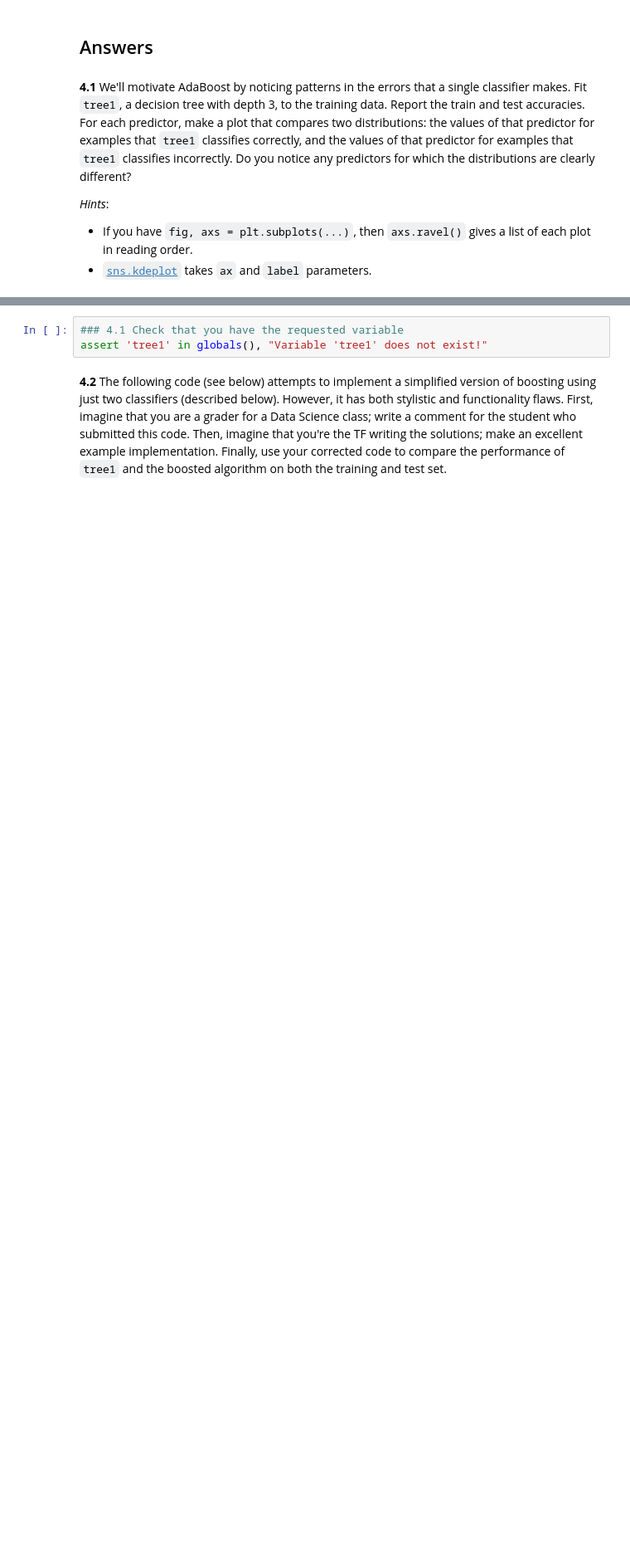
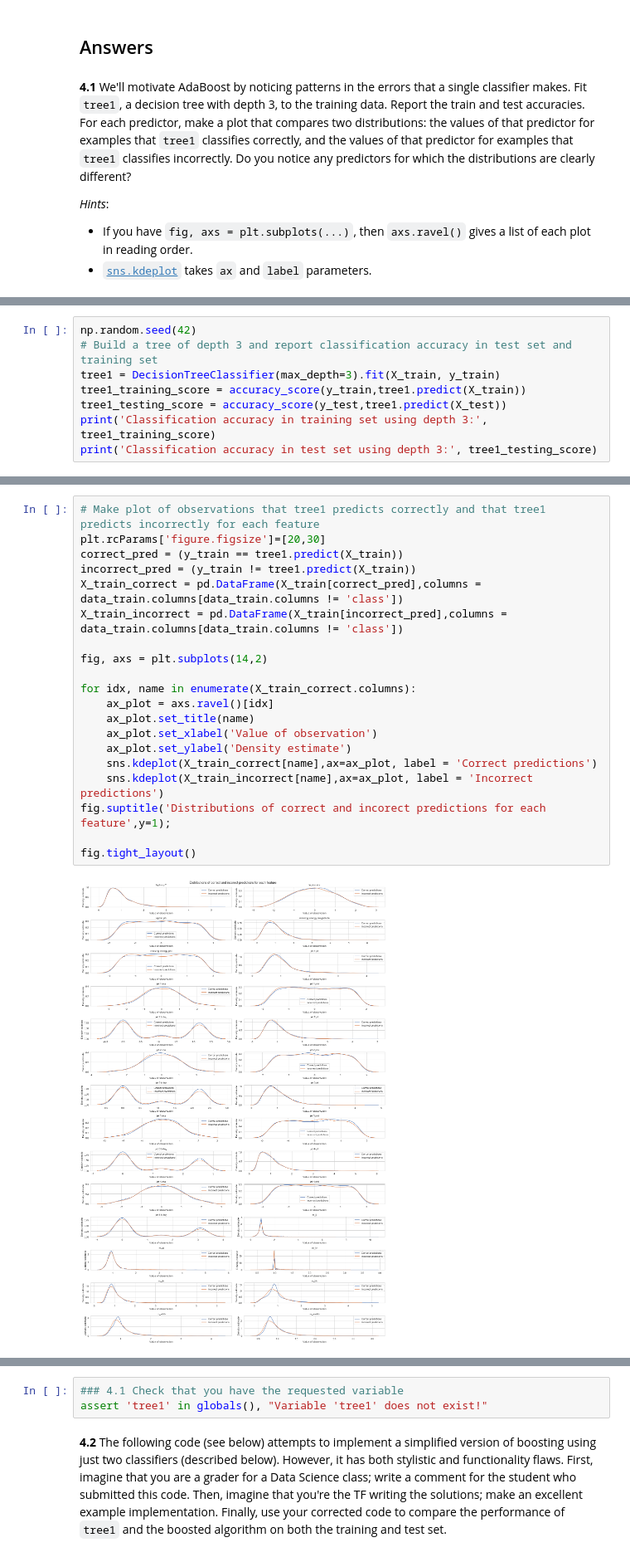
Before and after one commit to ccc255/2019-CS109A, a Jupyter notebook: cs109a_hw6/cs109a_hw6_release.ipynb, the cells around one changed output, grey strips where cells are left out. Shown at 83% size. Cells and saved outputs as stored; diff of their text form; blank space fills up the shorter version.

```diff
--- a/cs109a_hw6/cs109a_hw6_release.ipynb
+++ b/cs109a_hw6/cs109a_hw6_release.ipynb
@@ -636,0 +633,8 @@ Report the train and test accuracies. For each predictor, make a plot that compa
+# %%
+np.random.seed(42)
+# Build a tree of depth 3 and report classification accuracy in test set and training set
+tree1 = DecisionTreeClassifier(max_depth=3).fit(X_train, y_train)
+tree1_training_score = accuracy_score(y_train,tree1.predict(X_train))
+tree1_testing_score = accuracy_score(y_test,tree1.predict(X_test))
+print('Classification accuracy in training set using depth 3:', tree1_training_score)
+print('Classification accuracy in test set using depth 3:', tree1_testing_score)
@@ -636,0 +644,22 @@ Report the train and test accuracies. For each predictor, make a plot that compa
+# %%
+# Make plot of observations that tree1 predicts correctly and that tree1 predicts incorrectly for each feature
+plt.rcParams['figure.figsize']=[20,30]
+correct_pred = (y_train == tree1.predict(X_train))
+incorrect_pred = (y_train != tree1.predict(X_train))
+X_train_correct = pd.DataFrame(X_train[correct_pred],columns = data_train.columns[data_train.columns != 'class'])
+X_train_incorrect = pd.DataFrame(X_train[incorrect_pred],columns = data_train.columns[data_train.columns != 'class'])
+
+fig, axs = plt.subplots(14,2)
+
+for idx, name in enumerate(X_train_correct.columns):
+    ax_plot = axs.ravel()[idx]
+    ax_plot.set_title(name)
+    ax_plot.set_xlabel('Value of observation')
+    ax_plot.set_ylabel('Density estimate')
+    sns.kdeplot(X_train_correct[name],ax=ax_plot, label = 'Correct predictions')
+    sns.kdeplot(X_train_incorrect[name],ax=ax_plot, label = 'Incorrect predictions')
+fig.suptitle('Distributions of correct and incorect predictions for each feature',y=1);
+
+fig.tight_layout()
+# %% [output]
+[figure, added]
```
Also changed, not shown: parts of 45 cells of this notebook, 24 other files.
